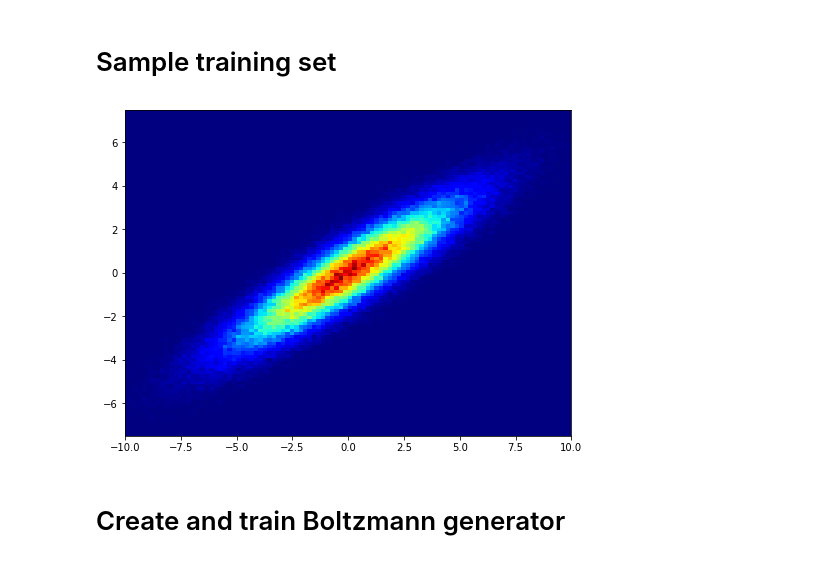
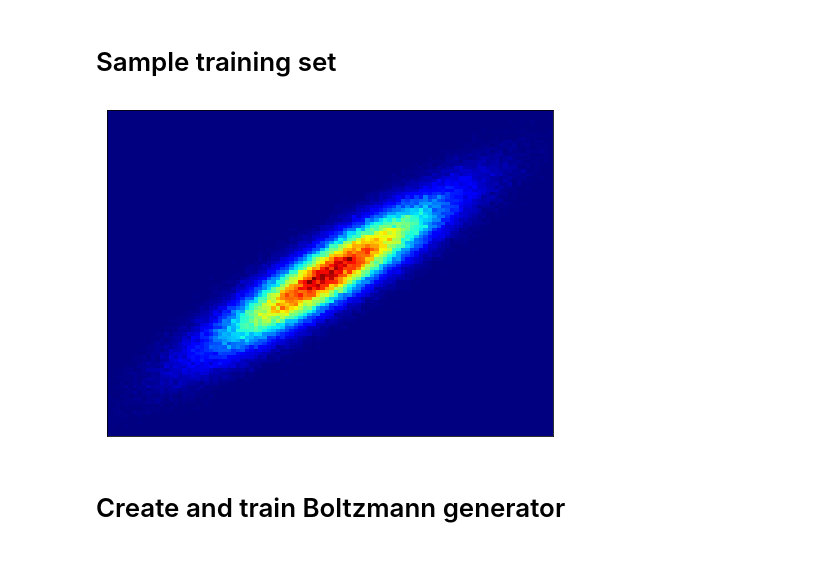
Before and after one commit to auhliarik/boltzmann-generators, a Jupyter notebook: notebooks/trivial_test_2_bivariate_normal.ipynb, the cells around one changed output. Cells and saved outputs as stored; diff of their text form; code cells hidden in the pictures.

Commit message:
Update notebooks with trivial tests

```diff
--- a/notebooks/trivial_test_2_bivariate_normal.ipynb
+++ b/notebooks/trivial_test_2_bivariate_normal.ipynb
@@ -25,18 +25,26 @@ Covariance matrix of the distribution:
 def plot_distribution(samples):
     x = samples[:, 0]
     y = samples[:, 1]
-    plt.figure(figsize=[8, 6])
-    plt.hist2d(x, y,
-               bins=(100, 100),
-               range=[[-10, 10], [-7.5, 7.5]],
-               cmap=plt.cm.jet)
+    fig = plt.figure(figsize=[8, 6])
+    plt.hist2d(
+        x, y,
+        bins=(100, 100),
+        range=[[-10, 10], [-7.5, 7.5]],
+        cmap=plt.cm.jet
+    )
+    plt.xticks([])
+    plt.yticks([])
     plt.show()
+    return fig
 # %%
 size_of_training_set = 200000
 training_dataset = bivariate_normal_model.produce_train_dataset(size_of_training_set)
-plot_distribution(training_dataset)
+fig = plot_distribution(training_dataset)
+
+fig.tight_layout()
+fig.savefig("../results/trivial_tests/bivariate_training_dataset.png", dpi=300)
 # %% [output]
-[figure, old version]
+[figure, new version]
 # %% [markdown]
 # Create and train Boltzmann generator
 # %%
```
Also changed, not shown: parts of 4 cells of this notebook, 1 other file.
